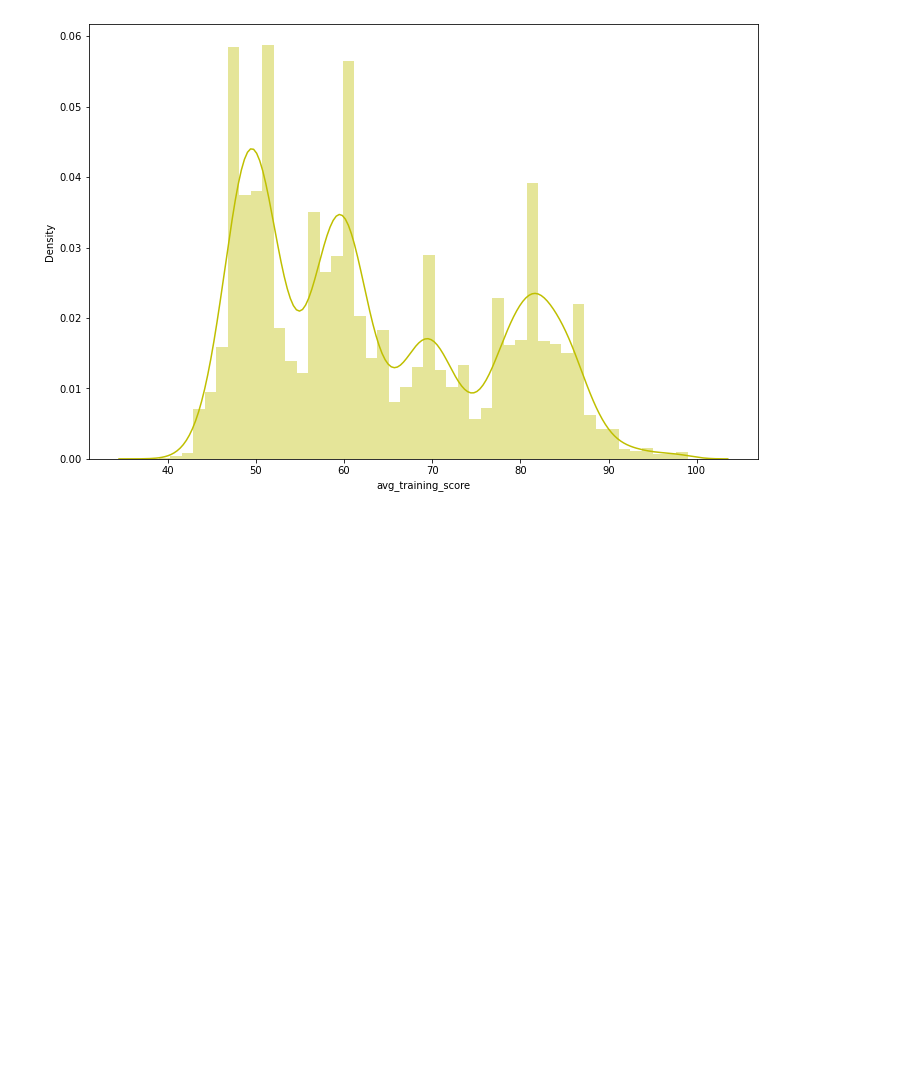
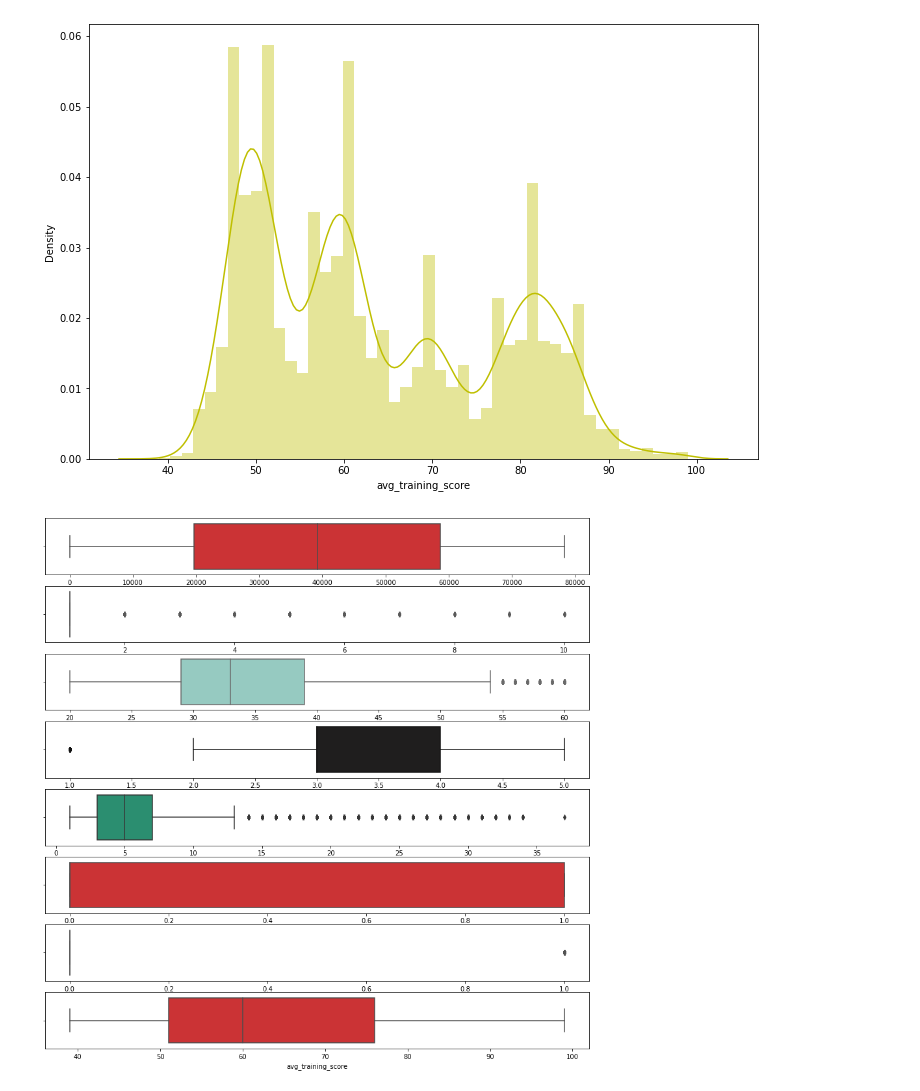
Before and after one commit to abhinavvittal09/Info_5502_project, a Jupyter notebook: info_5502_project_group8.ipynb, the cells around one changed output. Cells and saved outputs as stored; diff of their text form; code cells hidden in the pictures; blank space fills up the shorter version.

```diff
--- a/info_5502_project_group8.ipynb
+++ b/info_5502_project_group8.ipynb
@@ -176,3 +176,18 @@ sns.distplot(train['avg_training_score'],color='y')
 plt.show()
 # %% [output]
 [figure]
+# %%
+# Analysis to find if therea are any outliers in the data
+fig, axarr = plt.subplots(8, 1, figsize=(15, 15))
+
+sns.boxplot(train['employee_id'],palette='Set1',ax=axarr[0])
+sns.boxplot(train['no_of_trainings'],palette='Set2',ax=axarr[1])
+sns.boxplot(train['age'],palette='Set3',ax=axarr[2])
+sns.boxplot(train['previous_year_rating'],palette='icefire',ax=axarr[3])
+sns.boxplot(train['length_of_service'],palette='Dark2',ax=axarr[4])
+sns.boxplot(train['KPIs_met >80%'],palette='Set1',ax=axarr[5])
+sns.boxplot(train['awards_won?'],palette='plasma',ax=axarr[6])
+sns.boxplot(train['avg_training_score'],palette='Set1',ax=axarr[7])
+plt.show()
+# %% [output]
+[figure, added]
```
Also changed, not shown: parts of 50 cells of this notebook.
